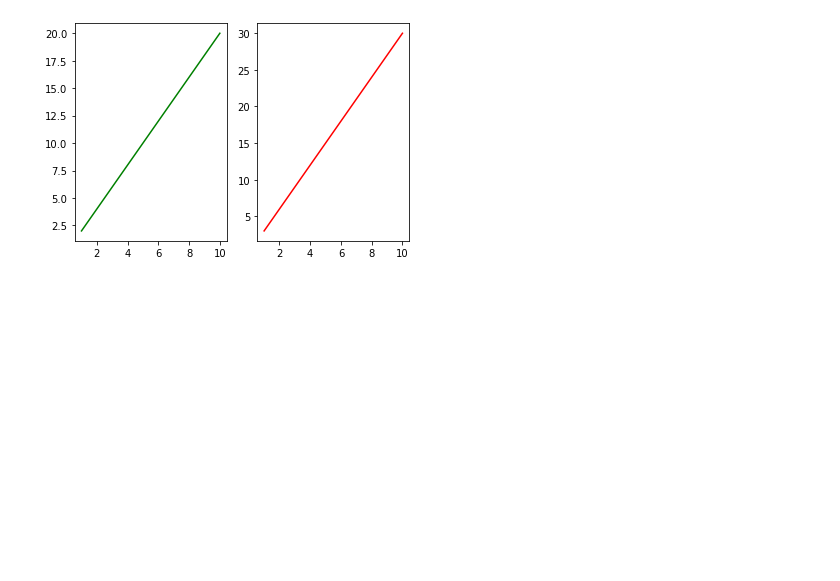
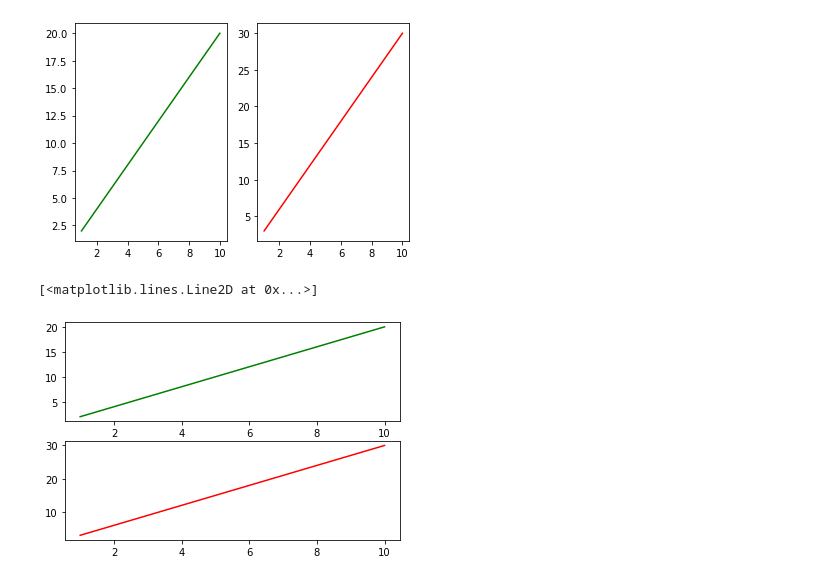
Before and after one commit to imhemantchaubey-zz/matplotlib-resources, a Jupyter notebook: lineplot.ipynb, the cells around one changed output. Cells and saved outputs as stored; diff of their text form; code cells hidden in the pictures; blank space fills up the shorter version.

```diff
--- a/lineplot.ipynb
+++ b/lineplot.ipynb
@@ -109,3 +109,12 @@ plt.plot(x, y2,color='r')
 # %% [output]
 [<matplotlib.lines.Line2D at 0x...>]
 [figure]
+# %%
+plt.subplot(2, 1, 1)
+plt.plot(x, y1, color='g')
+
+plt.subplot(2, 1, 2)
+plt.plot(x, y2,color='r')
+# %% [output]
+[<matplotlib.lines.Line2D at 0x...>]
+[figure, added]
```
